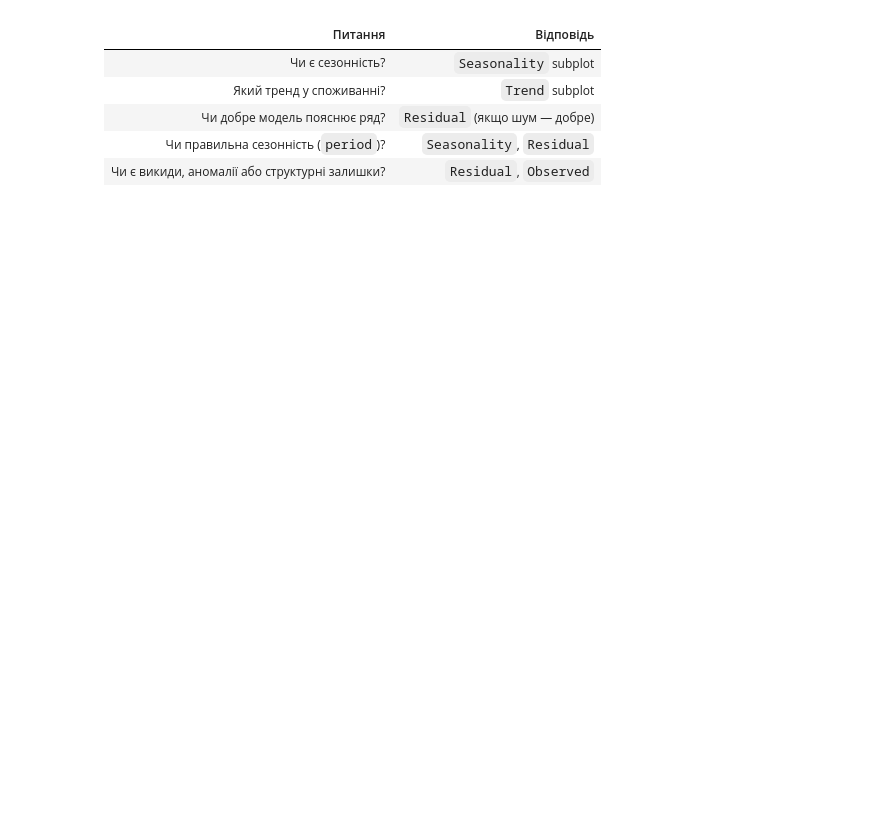
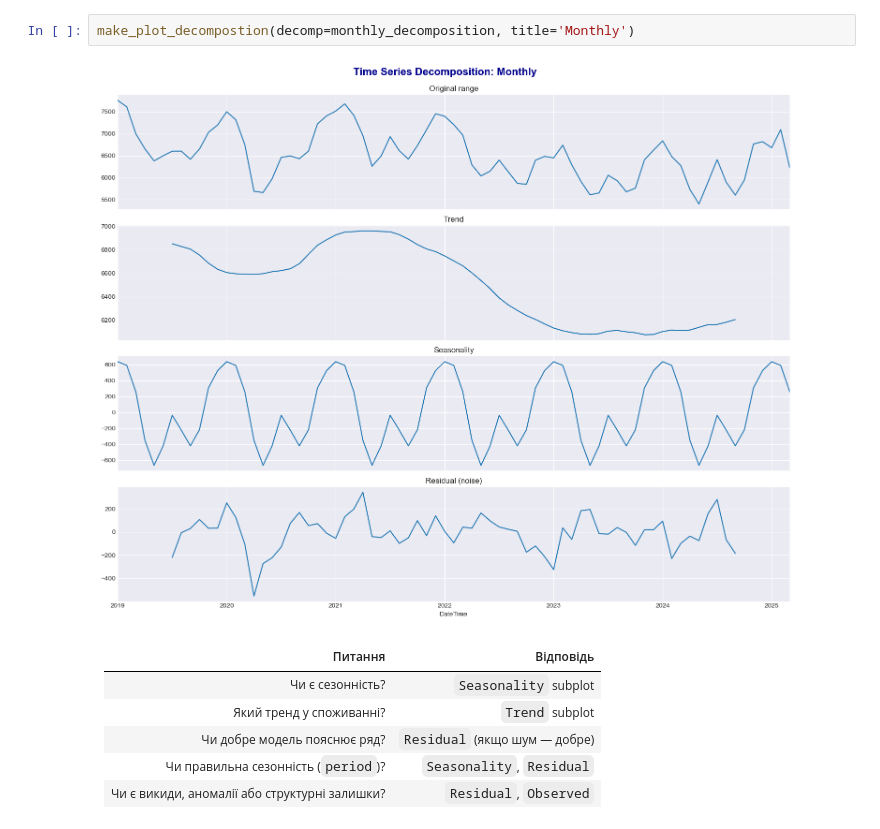
Before and after one commit to vpleshko-lab/camp-tasks, a Jupyter notebook: lesson_23.ipynb, the cells around one changed output. Drawn from its saved outputs; the diff is of its cells as text; blank space fills up the shorter version.

```diff
--- a/lesson_23.ipynb
+++ b/lesson_23.ipynb
@@ -184,3 +221,7 @@ plt.show()
+# %%
+make_plot_decompostion(decomp=monthly_decomposition, title='Monthly')
+# %% [output]
+[figure, added]
 # %% [markdown]
 | Питання                                       |  Відповідь           |
 | --------------------------------------------- | ----------------------------- |
```
Also changed, not shown: parts of 66 cells of this notebook.
